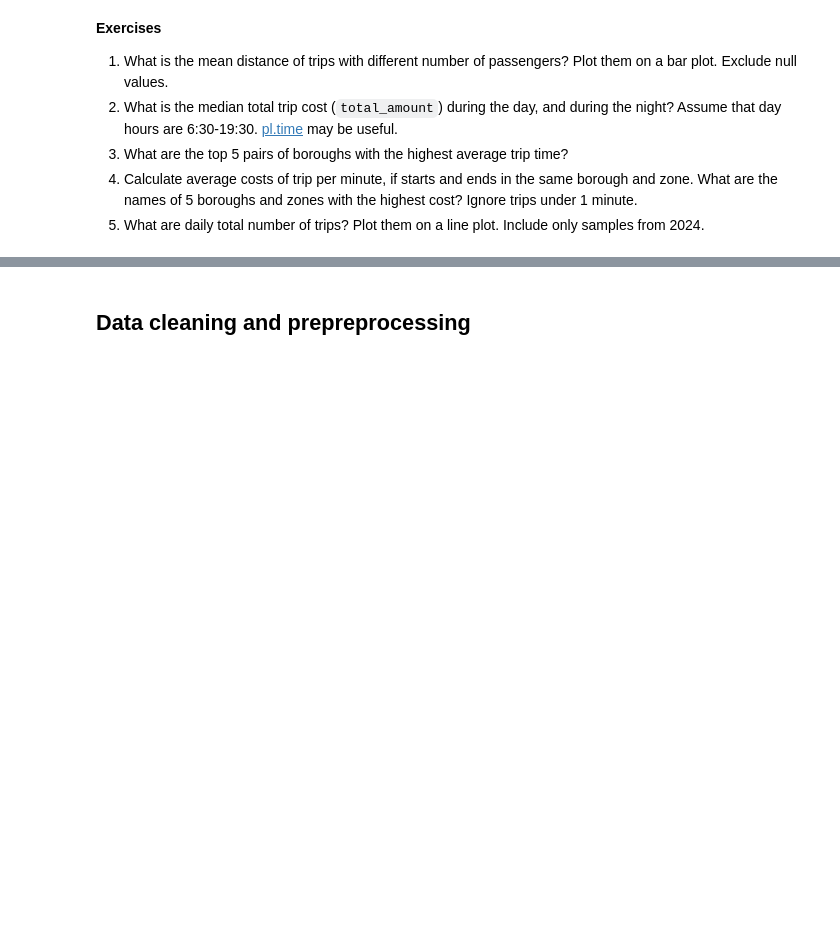
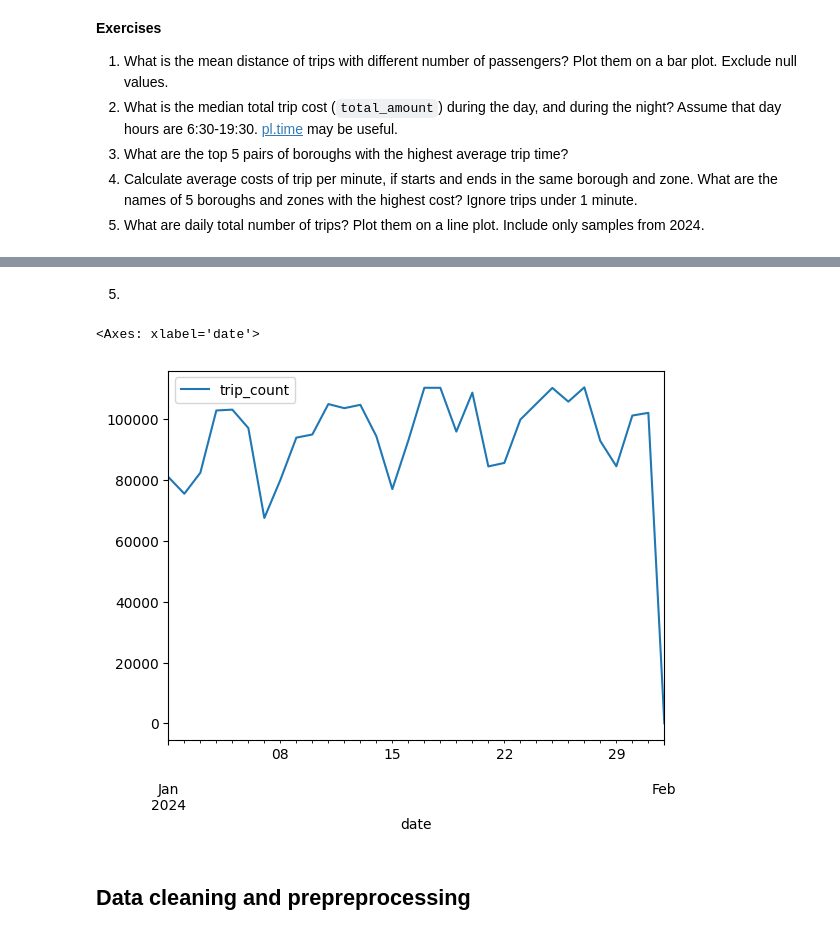
Before and after one commit to mnozkiewicz/MLOPS, a Jupyter notebook: lab3/notebook_polars.ipynb, the cells around one changed output, grey strips where cells are left out. Cells and saved outputs as stored; diff of their text form; code cells hidden in the pictures; blank space fills up the shorter version.

```diff
--- a/lab3/notebook_polars.ipynb
+++ b/lab3/notebook_polars.ipynb
@@ -607,3 +712,21 @@ df_daily_avg_trip_times
+# %% [markdown]
+5.
+# %%
+daily_trip_count = (
+    df
+    .select(pl.col("tpep_pickup_datetime").dt.date().alias("date"))
+    .filter(pl.col("date").dt.year() == 2024)
+    .group_by(pl.col("date"))
+    .len()
+    .sort(pl.col("date"))
+    .with_columns(trip_count=pl.col("len"))
+    .to_pandas()
+)
+# %%
+daily_trip_count.plot(x="date", y="trip_count")
+# %% [output]
+<Axes: xlabel='date'>
+[figure, added]
 # %% [markdown]
 ## Data cleaning and prepreprocessing
 # %% [markdown]
```
Also changed, not shown: parts of 54 cells of this notebook, 2 other files.
